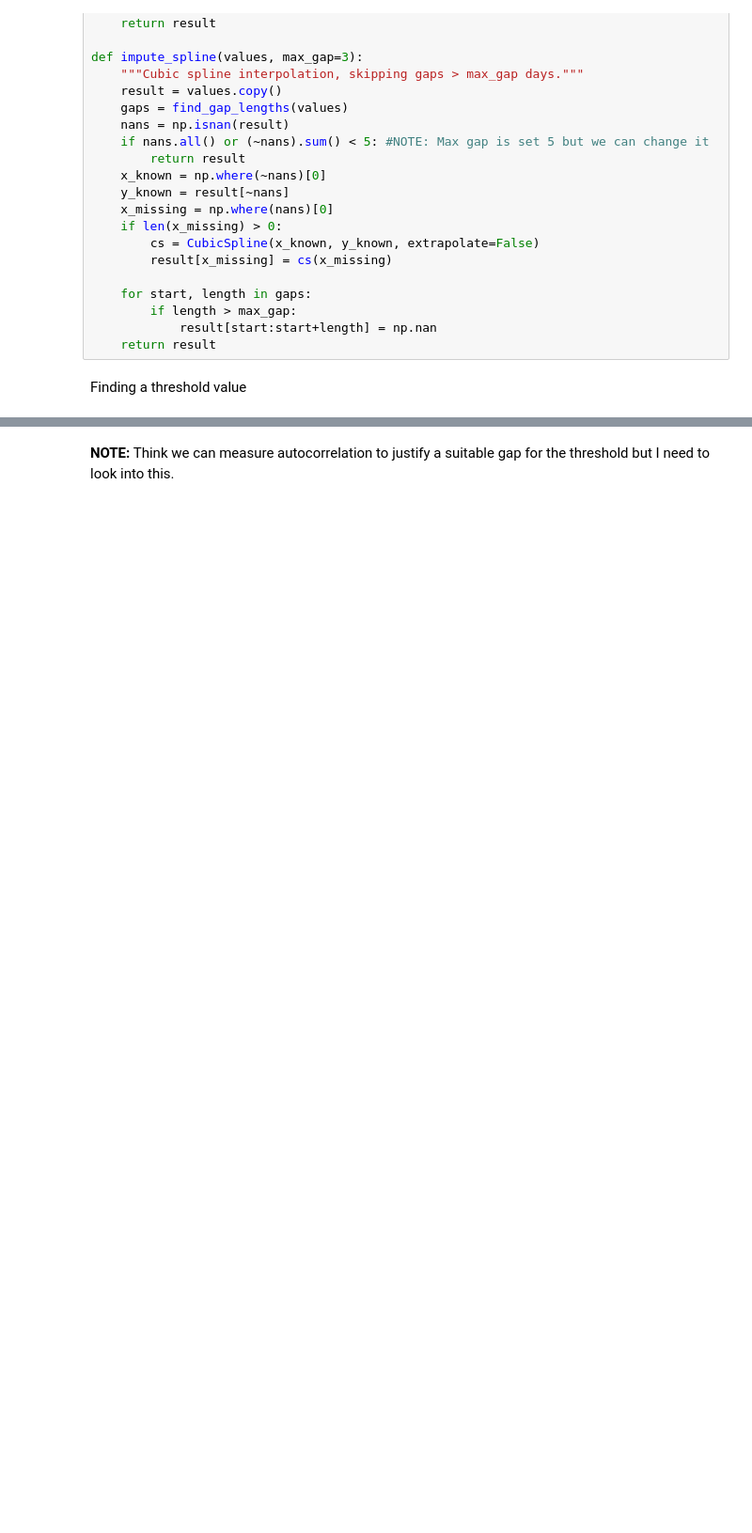
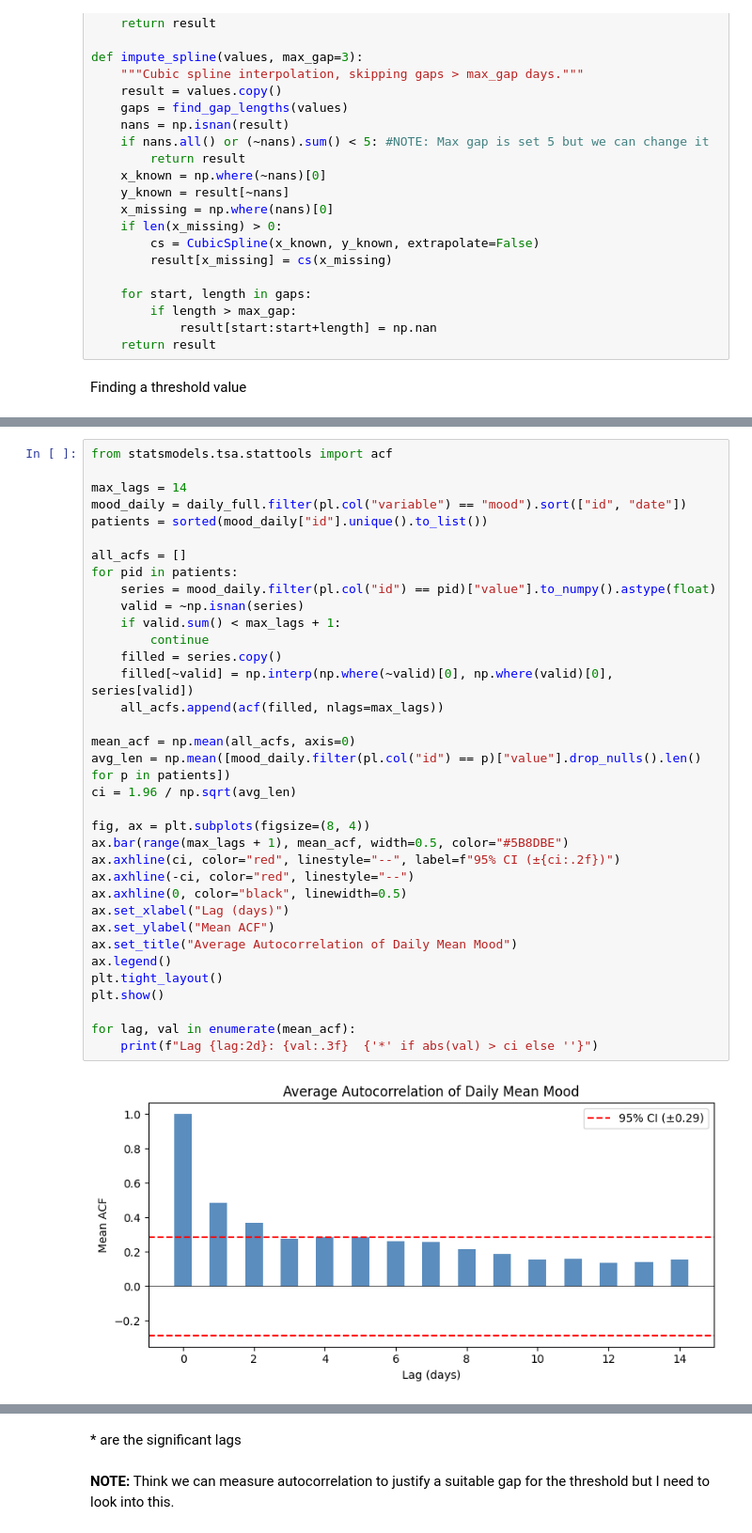
Before and after one commit to myriamth04/Data-Mining, a Jupyter notebook: eda.ipynb, the cells around one changed output, grey strips where cells are left out. Shown at 94% size. Drawn from its saved outputs; the diff is of its cells as text; blank space fills up the shorter version.

Commit message:
Adds Autocorrelation Daily Mean Mood

```diff
--- a/eda.ipynb
+++ b/eda.ipynb
@@ -669,3 +671,40 @@ Threshold  7d: fill   227 values (147 gaps), leave  4346 as NaN
 Threshold 14d: fill   331 values (158 gaps), leave  4242 as NaN
 Threshold 21d: fill   487 values (167 gaps), leave  4086 as NaN
 Threshold 30d: fill  1216 values (196 gaps), leave  3357 as NaN
+# %%
+from statsmodels.tsa.stattools import acf
+
+max_lags = 14
+mood_daily = daily_full.filter(pl.col("variable") == "mood").sort(["id", "date"])
+patients = sorted(mood_daily["id"].unique().to_list())
+
+all_acfs = []
+for pid in patients:
+    series = mood_daily.filter(pl.col("id") == pid)["value"].to_numpy().astype(float)
+    valid = ~np.isnan(series)
+    if valid.sum() < max_lags + 1:
+        continue
+    filled = series.copy()
+    filled[~valid] = np.interp(np.where(~valid)[0], np.where(valid)[0], series[valid])
+    all_acfs.append(acf(filled, nlags=max_lags))
+
+mean_acf = np.mean(all_acfs, axis=0)
+avg_len = np.mean([mood_daily.filter(pl.col("id") == p)["value"].drop_nulls().len() for p in patients])
+ci = 1.96 / np.sqrt(avg_len)
+
+fig, ax = plt.subplots(figsize=(8, 4))
+ax.bar(range(max_lags + 1), mean_acf, width=0.5, color="#5B8DBE")
+ax.axhline(ci, color="red", linestyle="--", label=f"95% CI (±{ci:.2f})")
+ax.axhline(-ci, color="red", linestyle="--")
+ax.axhline(0, color="black", linewidth=0.5)
+ax.set_xlabel("Lag (days)")
+ax.set_ylabel("Mean ACF")
+ax.set_title("Average Autocorrelation of Daily Mean Mood")
+ax.legend()
+plt.tight_layout()
+plt.show()
+
+for lag, val in enumerate(mean_acf):
+    print(f"Lag {lag:2d}: {val:.3f}  {'*' if abs(val) > ci else ''}")
+# %% [output]
+[figure, added]
@@ -672,2 +726,4 @@ Threshold 30d: fill  1216 values (196 gaps), leave  3357 as NaN
+# %% [markdown]
+\* are the significant lags
 # %% [markdown]
 **NOTE:** Think we can measure autocorrelation to justify a suitable gap for the threshold but I need to look into this.
```
Also changed, not shown: parts of 2 cells of this notebook, 1 other file.
